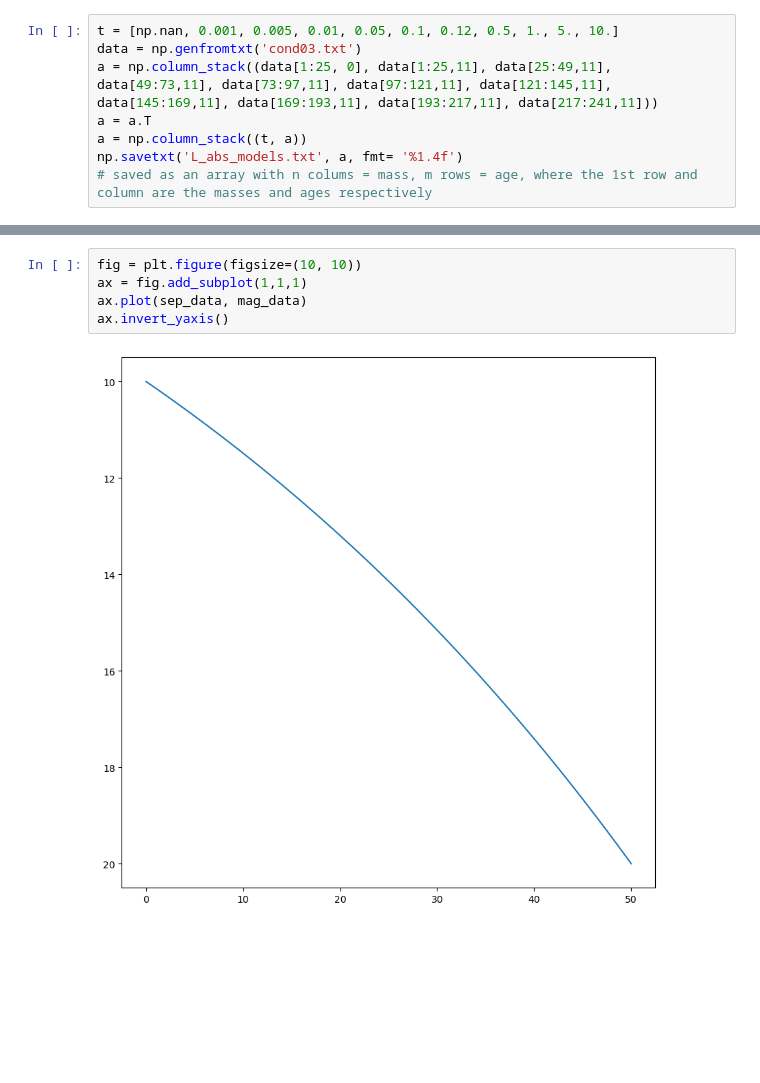
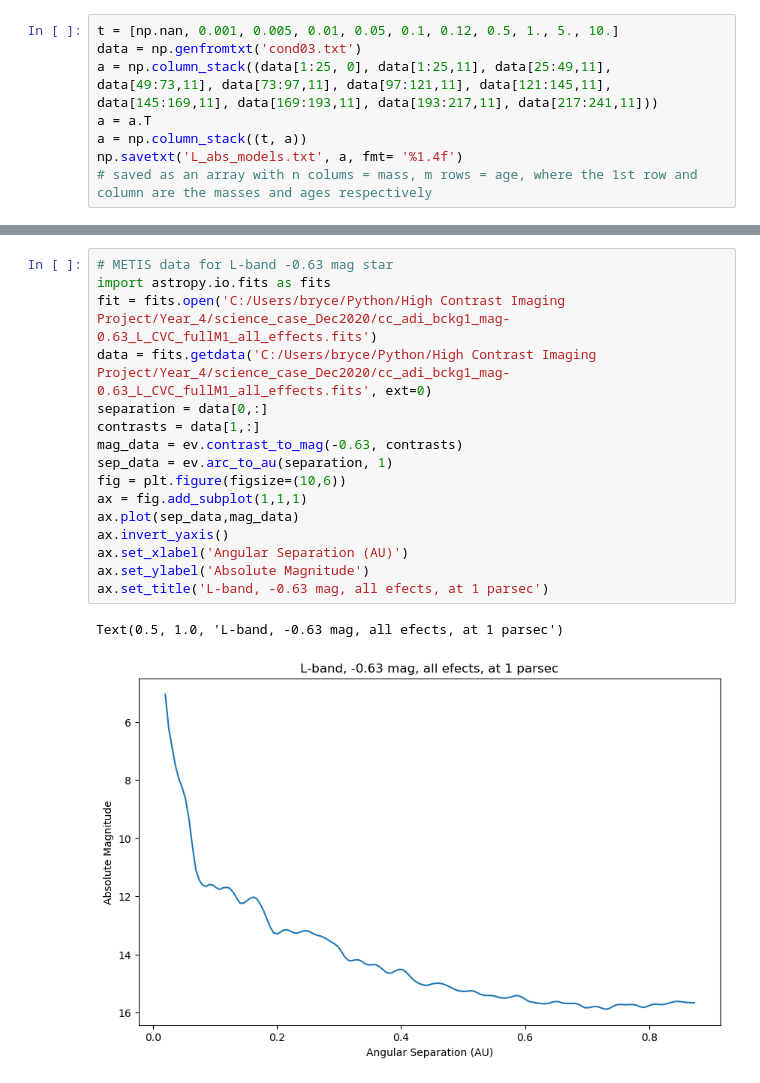
Before and after one commit to BryceDixon/High_Contrast_Imaging, a Jupyter notebook: contrast_curve_converter.ipynb, the cells around one changed output, grey strips where cells are left out. Cells and saved outputs as stored; diff of their text form; blank space fills up the shorter version.

```diff
--- a/contrast_curve_converter.ipynb
+++ b/contrast_curve_converter.ipynb
@@ -26,7 +26,19 @@ cont.mag_to_mass(mag_data, sep_data)
-# %%
-fig = plt.figure(figsize=(10, 10))
-ax = fig.add_subplot(1,1,1)
-ax.plot(sep_data, mag_data)
-ax.invert_yaxis()
-# %% [output]
-[figure, removed]
+# %%
+# METIS data for L-band -0.63 mag star
+import astropy.io.fits as fits
+fit = fits.open('C:/Users/bryce/Python/High Contrast Imaging Project/Year_4/science_case_Dec2020/cc_adi_bckg1_mag-0.63_L_CVC_fullM1_all_effects.fits')
+data = fits.getdata('C:/Users/bryce/Python/High Contrast Imaging Project/Year_4/science_case_Dec2020/cc_adi_bckg1_mag-0.63_L_CVC_fullM1_all_effects.fits', ext=0)
+separation = data[0,:]
+contrasts = data[1,:]
+mag_data = ev.contrast_to_mag(-0.63, contrasts)
+sep_data = ev.arc_to_au(separation, 1)
+fig = plt.figure(figsize=(10,6))
+ax = fig.add_subplot(1,1,1)
+ax.plot(sep_data,mag_data)
+ax.invert_yaxis()
+ax.set_xlabel('Angular Separation (AU)')
+ax.set_ylabel('Absolute Magnitude')
+ax.set_title('L-band, -0.63 mag, all efects, at 1 parsec')
+# %% [output]
+Text(0.5, 1.0, 'L-band, -0.63 mag, all efects, at 1 parsec')
+[figure, added]
```
Also changed, not shown: parts of 2 cells of this notebook, 1 other file.
